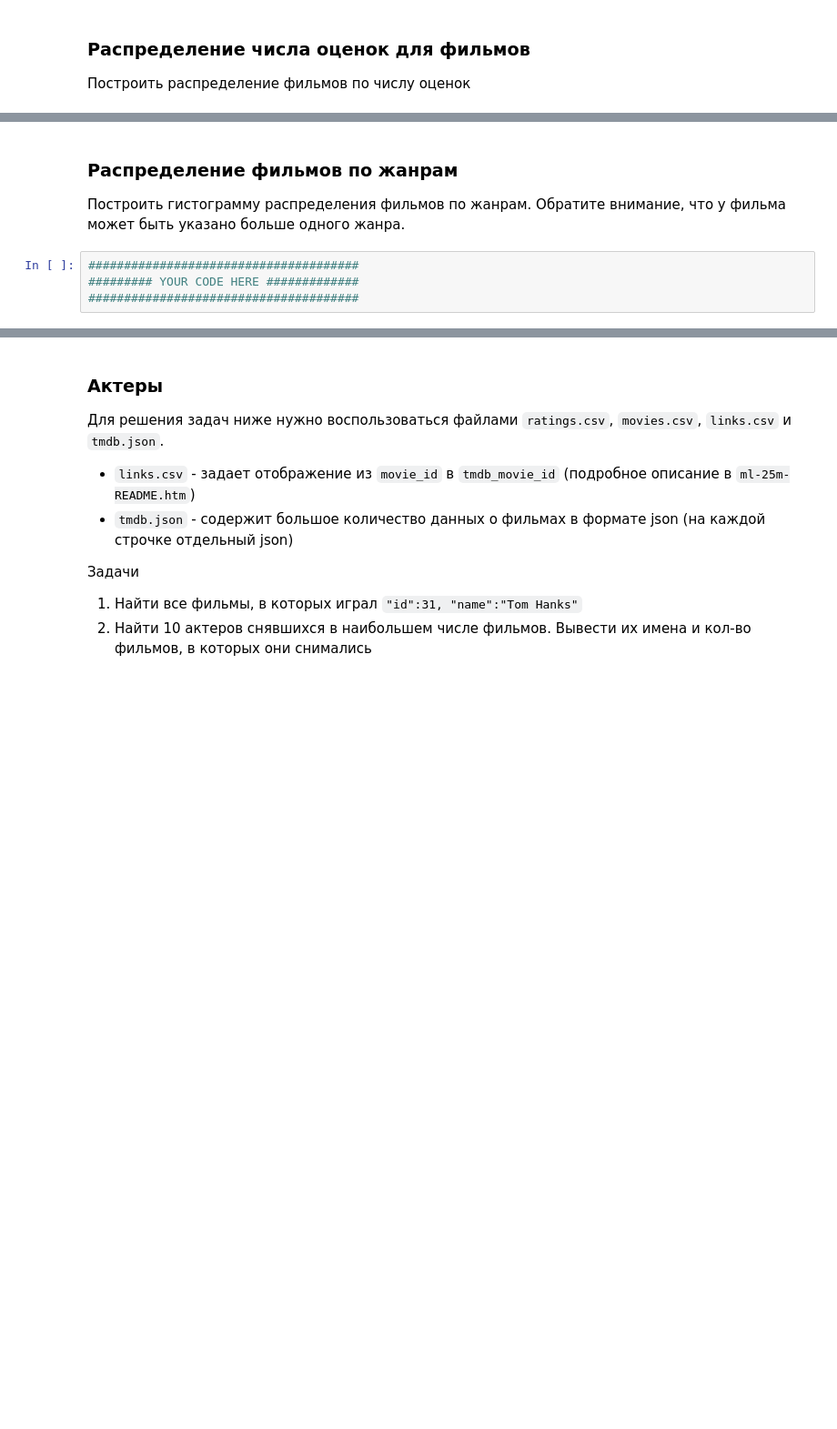
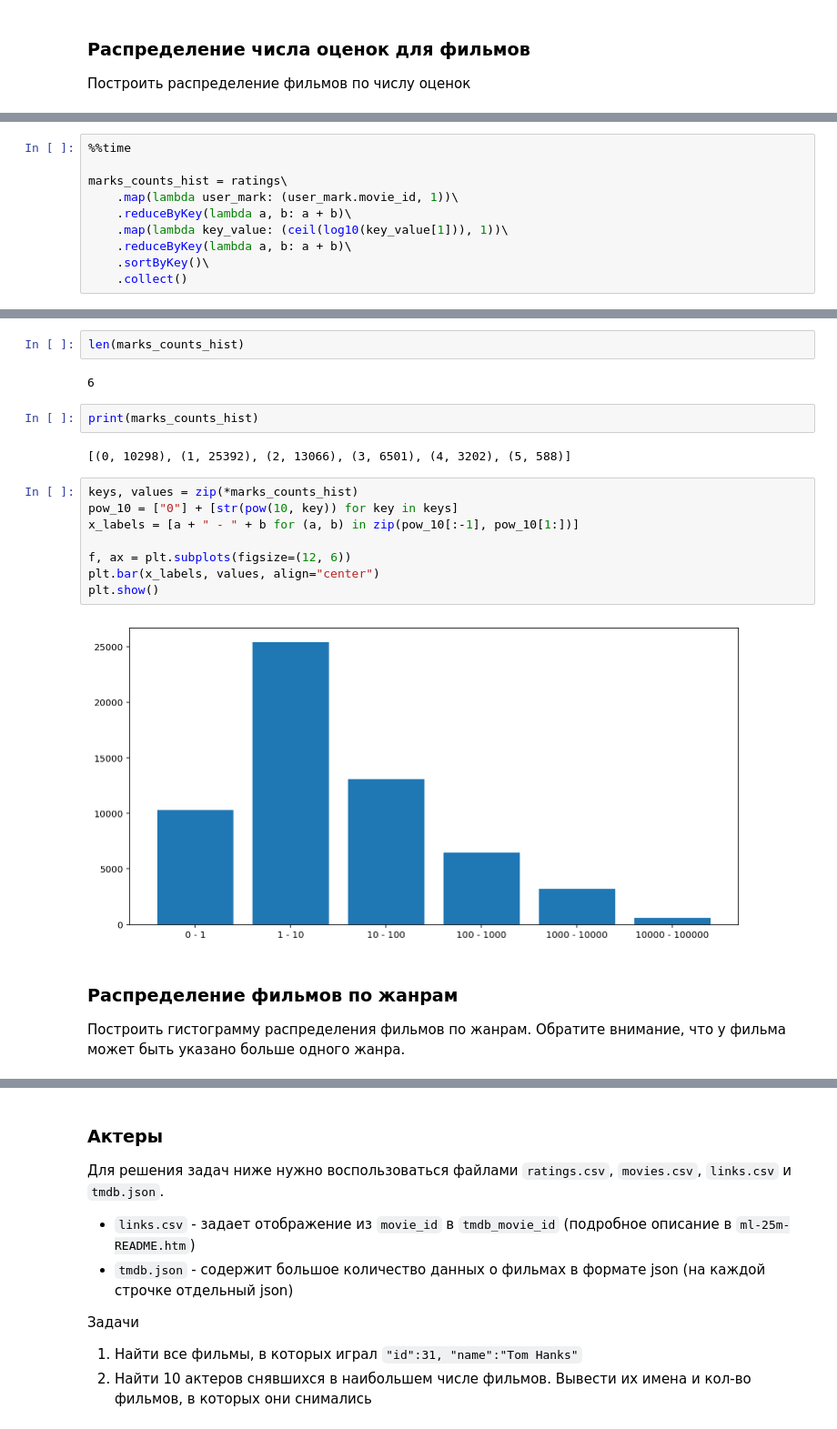
Before and after one commit to ishugaepov/MLBD, a Jupyter notebook: apache_spark/notebooks/spark_examples.ipynb, the cells around one changed output, grey strips where cells are left out. Shown at 91% size. Cells and saved outputs as stored; diff of their text form; blank space fills up the shorter version.

```diff
--- a/apache_spark/notebooks/spark_examples.ipynb
+++ b/apache_spark/notebooks/spark_examples.ipynb
@@ -291,0 +376,10 @@ plt.show()
+# %%
+%%time
+
+marks_counts_hist = ratings\
+    .map(lambda user_mark: (user_mark.movie_id, 1))\
+    .reduceByKey(lambda a, b: a + b)\
+    .map(lambda key_value: (ceil(log10(key_value[1])), 1))\
+    .reduceByKey(lambda a, b: a + b)\
+    .sortByKey()\
+    .collect()
@@ -292,8 +389,22 @@ plt.show()
+# %%
+len(marks_counts_hist)
+# %% [output]
+6
+# %%
+print(marks_counts_hist)
+# %% [output]
+[(0, 10298), (1, 25392), (2, 13066), (3, 6501), (4, 3202), (5, 588)]
+# %%
+keys, values = zip(*marks_counts_hist)
+pow_10 = ["0"] + [str(pow(10, key)) for key in keys]
+x_labels = [a + " - " + b for (a, b) in zip(pow_10[:-1], pow_10[1:])]
+
+f, ax = plt.subplots(figsize=(12, 6))
+plt.bar(x_labels, values, align="center")
+plt.show()
+# %% [output]
+[figure, added]
 # %% [markdown]
 ### Распределение фильмов по жанрам
 
 Построить гистограмму распределения фильмов по жанрам. Обратите внимание, что у фильма может быть указано больше одного жанра.
-# %%
-######################################
-######### YOUR CODE HERE #############
-######################################
```
Also changed, not shown: parts of 50 cells of this notebook.
